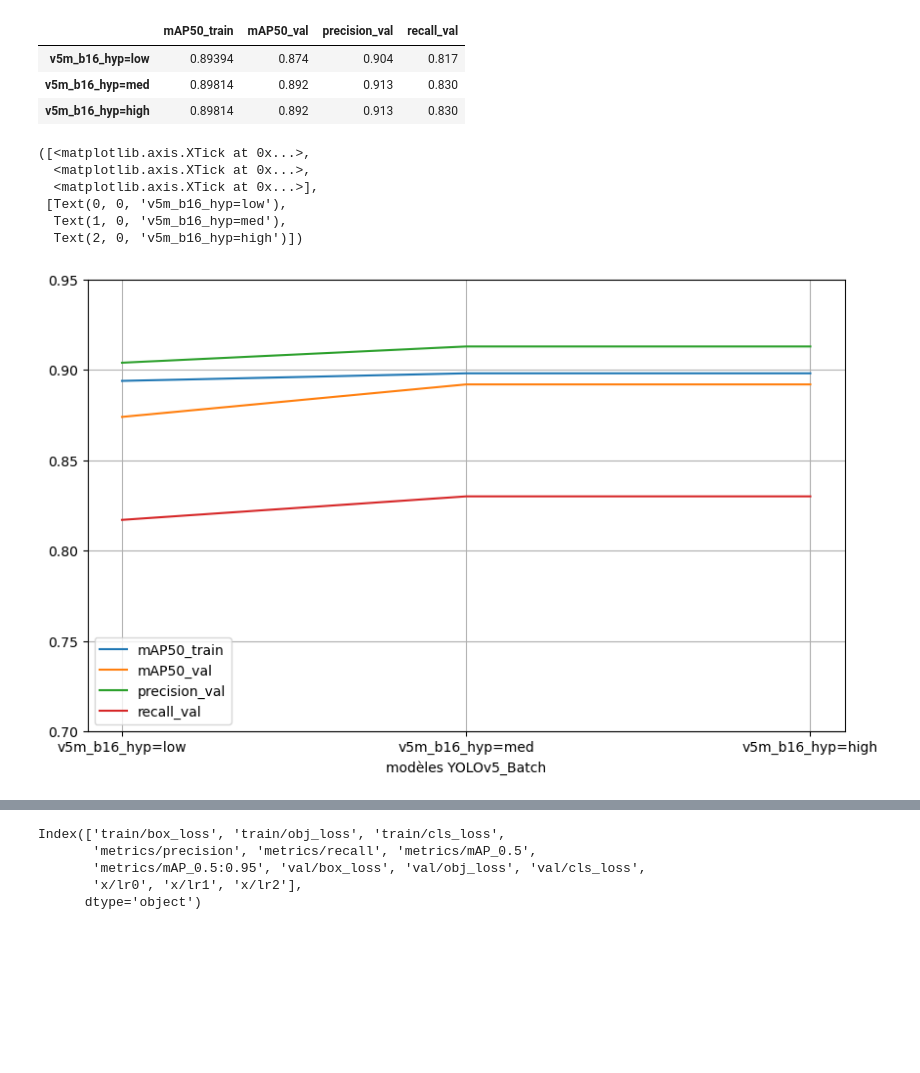
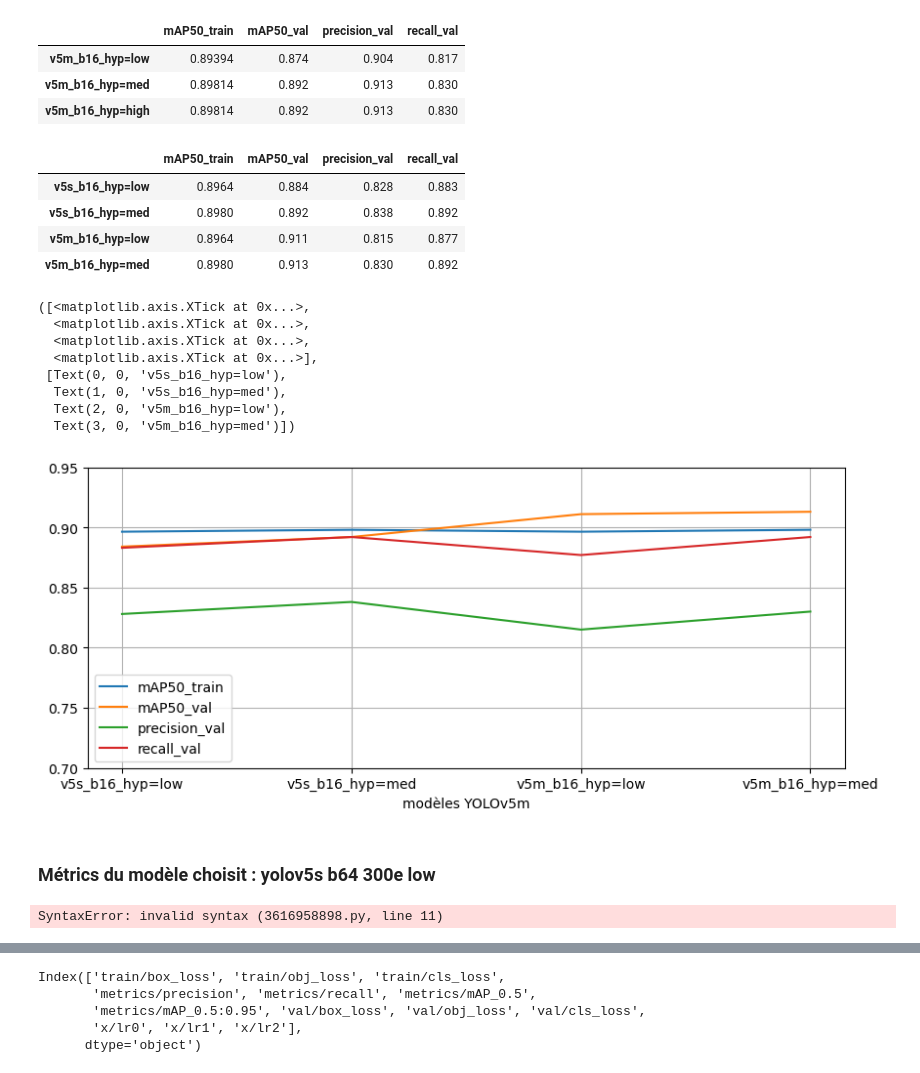
Before and after one commit to MainaLD/Verificateur_uniforme-Yolov5s-, a Jupyter notebook: analyse_dataset_label.ipynb, the cells around one changed output, grey strips where cells are left out. Drawn from its saved outputs; the diff is of its cells as text; code cells hidden in the pictures; blank space fills up the shorter version.

```diff
--- a/analyse_dataset_label.ipynb
+++ b/analyse_dataset_label.ipynb
@@ -1027,17 +956,56 @@ df_mod
 | v5m_b16_hyp=low | 0.89394 | 0.874 | 0.904 | 0.817 |
 | v5m_b16_hyp=med | 0.89814 | 0.892 | 0.913 | 0.830 |
 | v5m_b16_hyp=high | 0.89814 | 0.892 | 0.913 | 0.830 |
+# %%
+index = ['v5s_b16_hyp=low','v5s_b16_hyp=med','v5m_b16_hyp=low','v5m_b16_hyp=med']
+columns = ['mAP50_train','mAP50_val','precision_val', 'recall_val']
+data = np.array([[0.8964, 0.884, 0.828, 0.883], #v5s_b16
+                 [0.898, 0.892, 0.838, 0.892], #v5s_b16_hyp=med
+                 [0.8964, 0.911, 0.815, 0.877], #v5m_b16_hyp=low
+                 [0.898, 0.913, 0.83, 0.892], #v5m_b16_hyp=med
+                ])
+df_mod = pd.DataFrame(data=data,index=index,columns=columns)
+df_mod
+# %% [output]
+|  | mAP50_train | mAP50_val | precision_val | recall_val |
+| v5s_b16_hyp=low | 0.8964 | 0.884 | 0.828 | 0.883 |
+| v5s_b16_hyp=med | 0.8980 | 0.892 | 0.838 | 0.892 |
+| v5m_b16_hyp=low | 0.8964 | 0.911 | 0.815 | 0.877 |
+| v5m_b16_hyp=med | 0.8980 | 0.913 | 0.830 | 0.892 |
 # %%
-ax = df_mod.plot(figsize=(10, 6), ylim=(0.7, 0.95))
+ax = df_mod.plot(figsize=(10, 4), ylim=(0.7, 0.95))
 ax.grid('off', which='major', axis='x' )
 ax.grid('off', which='major', axis='y' )
-ax.set_xlabel("modèles YOLOv5_Batch")
+ax.set_xlabel("modèles YOLOv5m")
 plt.xticks(range(0,len(df_mod.index)), df_mod.index)
 # %% [output]
 ([<matplotlib.axis.XTick at 0x...>,
   <matplotlib.axis.XTick at 0x...>,
+  <matplotlib.axis.XTick at 0x...>,
   <matplotlib.axis.XTick at 0x...>],
- [Text(0, 0, 'v5m_b16_hyp=low'),
-  Text(1, 0, 'v5m_b16_hyp=med'),
-  Text(2, 0, 'v5m_b16_hyp=high')])
+ [Text(0, 0, 'v5s_b16_hyp=low'),
+  Text(1, 0, 'v5s_b16_hyp=med'),
+  Text(2, 0, 'v5m_b16_hyp=low'),
+  Text(3, 0, 'v5m_b16_hyp=med')])
-[figure, old version]
+[figure, new version]
+# %% [markdown]
+### Métrics du modèle choisit : yolov5s b64 300e low
+# %%
+#sns.heatmap(matrix_conf_ori, annot=True)
+x_axis_labels = ["casque","no_casque","gilet","no_gilet",'background' ] # labels for x-axis
+y_axis_labels = ["casque","no_casque","gilet","no_gilet",'background' ] # labels for y-axis
+labels = np.array([[.83,.06,0,0,.27],
+                   [0,.87,0,0.3,.18],
+                   [0,0,.95,.01,.20],
+                   [0,0,0.04,.76,.35],
+                   [.16,.07,.02,.2,0]])
+
+labels = np.asarray(labels).reshape((5,5)
+sns.heatmap(matrix_conf_ori, annot=labels, fmt="",
+            xticklabels=x_axis_labels, yticklabels=y_axis_labels,cmap='Purples')
+#sns.heatmap(matrix_conf_ori, xticklabels=x_axis_labels, yticklabels=y_axis_labels, cmap='Blues')
+plt.title('Matrice de confusion')
+plt.ylabel('Prédictions')
+plt.xlabel('Réels')
+# %% [output]
+SyntaxError: invalid syntax (3616958898.py, line 11)
```
Also changed, not shown: parts of 39 cells of this notebook, 8 other files.
